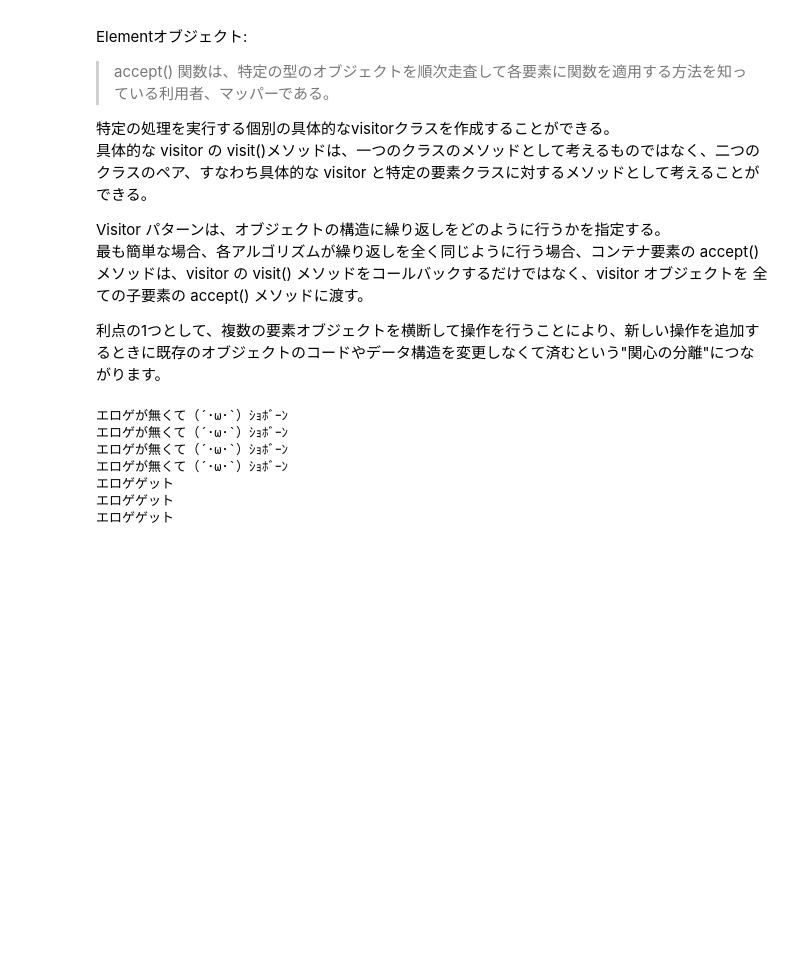
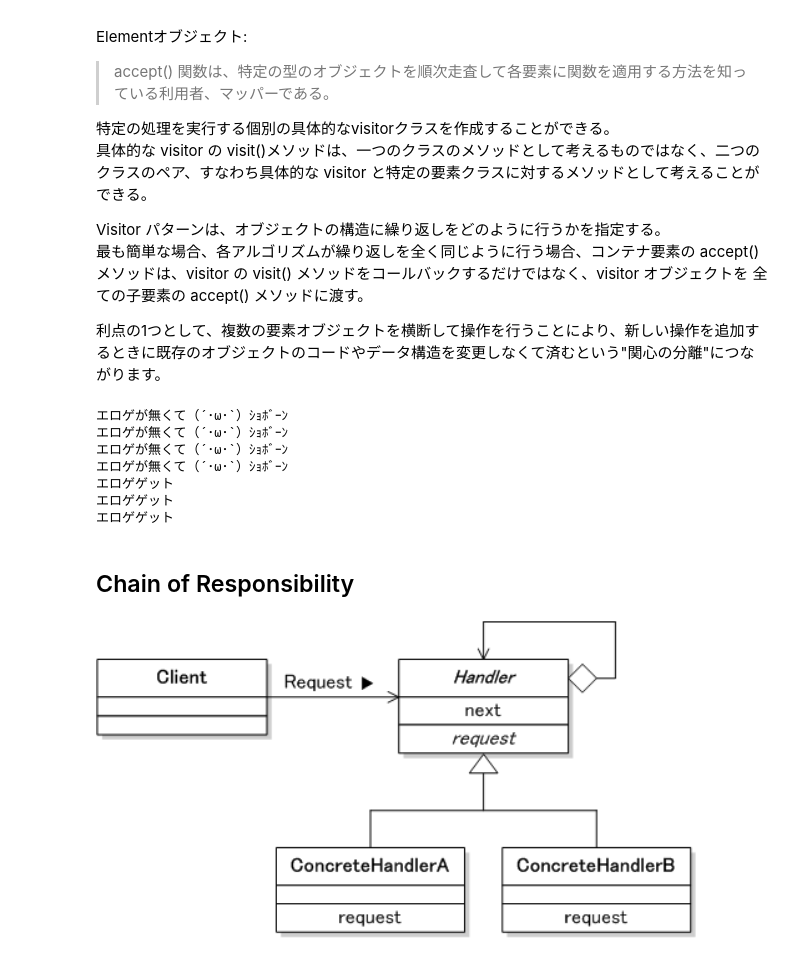
Before and after one commit to kentakozuka/data_science_notes, a Jupyter notebook: design_pattern/design_patter_py.ipynb, the cells around one changed output. Cells and saved outputs as stored; diff of their text form; code cells hidden in the pictures; blank space fills up the shorter version.

Commit message:
modified design pattern

```diff
--- a/design_pattern/design_patter_py.ipynb
+++ b/design_pattern/design_patter_py.ipynb
@@ -1260,3 +1260,11 @@ if __name__ == "__main__":
 エロゲゲット
 エロゲゲット
 エロゲゲット
+# %% [markdown]
+## Chain of Responsibility
+# %%
+url='http://www.itsenka.com/images/development/designpattern/designpattern-chain_of_responsibility01.gif'
+from IPython.display import Image
+Image(url, width=600, height=500)
+# %% [output]
+[figure, added]
```
Also changed, not shown: parts of 27 cells of this notebook, 3 other files.
